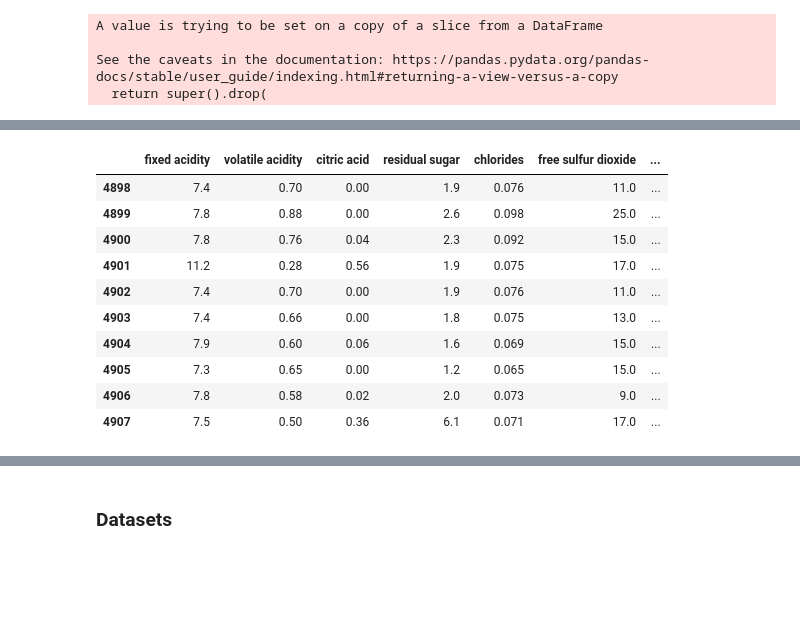
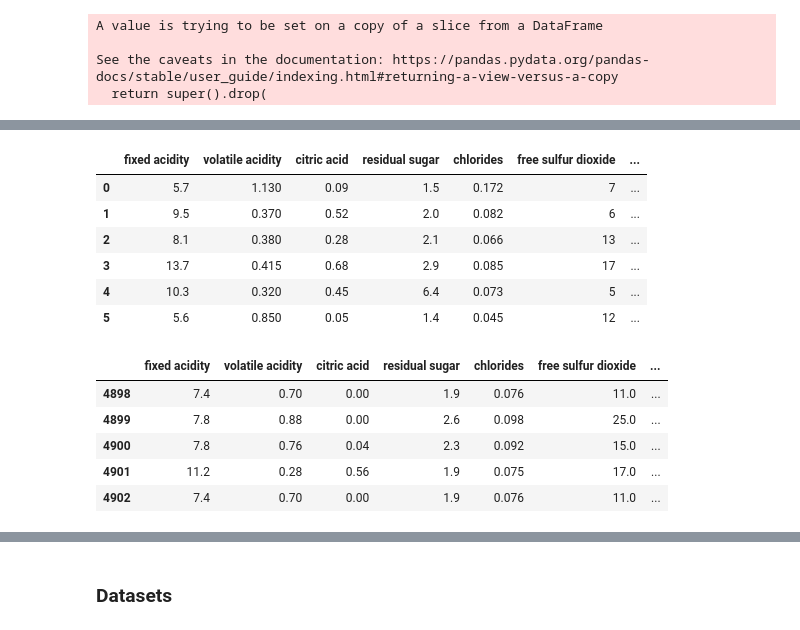
Before and after one commit to branlewalk/wgu-c964, a Jupyter notebook: wine-quality-spiralytics.ipynb, the cells around one changed output, grey strips where cells are left out. Cells and saved outputs as stored; diff of their text form; code cells hidden in the pictures; blank space fills up the shorter version.

```diff
--- a/wine-quality-spiralytics.ipynb
+++ b/wine-quality-spiralytics.ipynb
@@ -44,12 +73,13 @@ dtype: int64
 def set_target(row):
     if row["quality"] >= 8:
         return 2
-    elif row["quality"] < 5:
+    elif row["quality"] < 6:
         return 0
-    elif row["quality"] >=5 & row["quality"] < 8:
+    elif row["quality"] >=6 & row["quality"] < 8:
         return 1
 
 
 wine_quality = wine_quality.assign(target=wine_quality.apply(set_target, axis=1))
+#wine_quality.rename(columns={'quality': 'target'}, inplace=True)
 wine_quality["target"].value_counts()
 # %% [output]
@@ -91,14 +124,19 @@ See the caveats in the documentation: https://pandas.pydata.org/pandas-docs/stab
+# %%
+sample_red
+# %% [output]
+|  | fixed acidity | volatile acidity | citric acid | residual sugar | chlorides | free sulfur dioxide | ... |
+| 0 | 5.7 | 1.130 | 0.09 | 1.5 | 0.172 | 7 | ... |
+| 1 | 9.5 | 0.370 | 0.52 | 2.0 | 0.082 | 6 | ... |
+| 2 | 8.1 | 0.380 | 0.28 | 2.1 | 0.066 | 13 | ... |
+| 3 | 13.7 | 0.415 | 0.68 | 2.9 | 0.085 | 17 | ... |
+| 4 | 10.3 | 0.320 | 0.45 | 6.4 | 0.073 | 5 | ... |
+| 5 | 5.6 | 0.850 | 0.05 | 1.4 | 0.045 | 12 | ... |
 # %%
-red_wine.head(10)
+red_wine.head(5)
 # %% [output]
 |  | fixed acidity | volatile acidity | citric acid | residual sugar | chlorides | free sulfur dioxide | ... |
 | 4898 | 7.4 | 0.70 | 0.00 | 1.9 | 0.076 | 11.0 | ... |
 | 4899 | 7.8 | 0.88 | 0.00 | 2.6 | 0.098 | 25.0 | ... |
 | 4900 | 7.8 | 0.76 | 0.04 | 2.3 | 0.092 | 15.0 | ... |
 | 4901 | 11.2 | 0.28 | 0.56 | 1.9 | 0.075 | 17.0 | ... |
 | 4902 | 7.4 | 0.70 | 0.00 | 1.9 | 0.076 | 11.0 | ... |
-| 4903 | 7.4 | 0.66 | 0.00 | 1.8 | 0.075 | 13.0 | ... |
-| 4904 | 7.9 | 0.60 | 0.06 | 1.6 | 0.069 | 15.0 | ... |
-| 4905 | 7.3 | 0.65 | 0.00 | 1.2 | 0.065 | 15.0 | ... |
-| 4906 | 7.8 | 0.58 | 0.02 | 2.0 | 0.073 | 9.0 | ... |
-| 4907 | 7.5 | 0.50 | 0.36 | 6.1 | 0.071 | 17.0 | ... |
```
Also changed, not shown: parts of 46 cells of this notebook, 19 other files.
